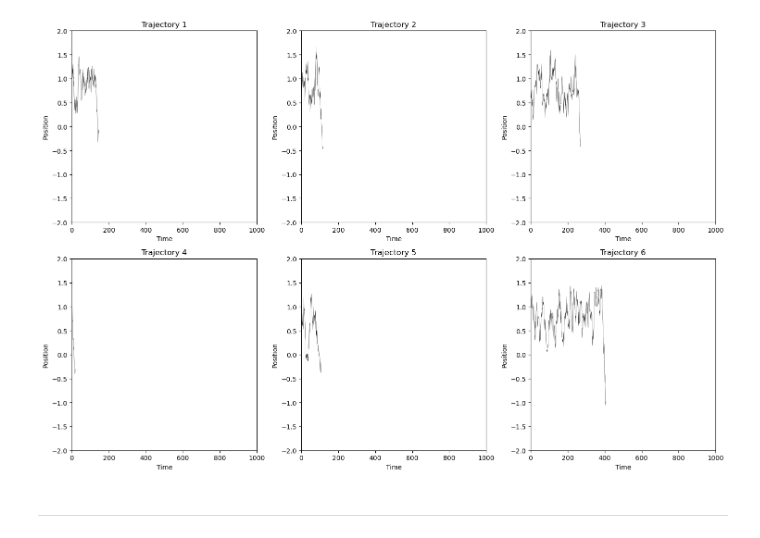
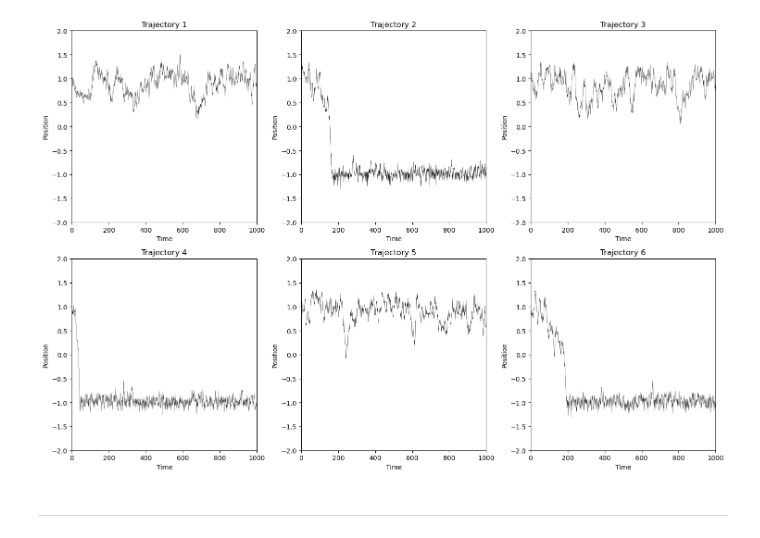
Before and after one commit to abhirao-03/stochastic-resonance, a Jupyter notebook: standalone_notebooks/distribution_tester.ipynb, the cells around one changed output. Cells and saved outputs as stored; diff of their text form; code cells hidden in the pictures.

Commit message:
working on simulating x_init = 1 jumps

```diff
--- a/standalone_notebooks/distribution_tester.ipynb
+++ b/standalone_notebooks/distribution_tester.ipynb
@@ -12,17 +12,22 @@ num_trajectories = 1000
 noise = random.normal(loc=0.0, scale=dt**(1/2), size=(num_trajectories, num_steps))
 # %%
 x_init = 1
-jump_mult = 1.5
+jump_mult = 2
 t = np.linspace(0, time_horizon, num_steps)
-epsilon = (4.29 * 2 / np.log(time_horizon)) * jump_mult
+epsilon = (1.17 * 2 / np.log(time_horizon)) * jump_mult
 # %%
 def const_neg_potential(x, t, period=100):
-    """Defines the potential function."""
-    t = 25
-    a1, a2, a3, a4, a5, a6 = 0, -3.2, 3*np.sin(2*np.pi*t/period), 0.1, -(3/5)*3*np.sin(2*np.pi*t/period), 1
-    all_scale = 1.13
+        """Defines the potential function."""
+        t = 25
+        a1 = 0
+        a2 = -3.2
+        a3 = 3*np.sin(2*np.pi*t/period)
+        a6 = 1
+        a4 = (-3/2)*a6 + (8/5)
+        a5 = -(3/5)*a3
+        all_scale = 1.3
 
-    return all_scale * (a6*6*x**5 + a5*5*x**4 + a4*4*x**3 + a3*3*x**2 + a2*2*x + a1)
+        return all_scale * (a6*6*x**5 + a5*5*x**4 + a4*4*x**3 + a3*3*x**2 + a2*2*x + a1)
 
 def mu(x, t):
     return -const_neg_potential(x, t)
@@ -30,12 +35,14 @@ def mu(x, t):
 def sigma(x, t):
     return epsilon ** (1/2)
 # %%
-def simulate(x_init, dt, num_trajectories, num_steps, time_vec, noise, delta=5):
+def simulate(x_init, dt, num_trajectories, num_steps, time_vec, noise, delta=1000):
     jump_times = np.empty((num_trajectories,))
-    x = np.zeros((num_steps,))
-    x[0] = x_init
+    # Store multiple trajectories
+    trajectories = np.zeros((num_trajectories, num_steps))
 
     for j in tqdm(range(num_trajectories)):
+        x = np.zeros((num_steps,))
+        x[0] = x_init
         sign_change_detected = False
         steps_since_change = 0
         initial_sign = np.sign(x[0])
@@ -71,8 +78,12 @@ def simulate(x_init, dt, num_trajectories, num_steps, time_vec, noise, delta=5):
                     jump_times[j] = potential_jump_time
                     break
 
+        # Store the complete trajectory for this iteration
+        trajectories[j] = x
+
         # If we reach the end without confirming a transition
         if not sign_change_detected or steps_since_change < delta:
             jump_times[j] = np.nan
 
-    return x, jump_times
+    # Return the first 6 trajectories along with jump times
+    return trajectories, jump_times
@@ -132,31 +90,32 @@ def simulate(x_init, dt, num_trajectories, num_steps, time_vec, noise, delta=6):
 # %%
-traj, jump_times = simulate(x_init, dt, num_trajectories, num_steps, t, noise)
+trajectories, jump_times = simulate(x_init, dt, num_trajectories, num_steps, t, noise)
 data = jump_times.copy()
 # %%
+traj = trajectories[:6]
 
 # Create figure and subplots
 fig, axs = plt.subplots(2, 3, figsize=(15, 10))  # 2 rows, 3 columns
 
 # Flatten the 2D array of axes for easier iteration
 axs = axs.flatten()
 
 # Plot each trajectory in its own subplot
 for i in range(6):
     new_traj = traj[i][traj[i] != 0]
     axs[i].plot(new_traj, color='black', linewidth=0.3)
     axs[i].set_xlabel('Time')
     axs[i].set_ylabel('Position')
     # keep x-axis the same throughout plots
     axs[i].set_xlim(0, 1000)
     axs[i].set_ylim(-2, 2)
     axs[i].set_title(f'Trajectory {i+1}')
 
 # Adjust the layout to prevent overlap
 plt.tight_layout()
 plt.savefig('6_trajectories_per_jump.svg', transparent=True)
 plt.show()
 # %% [output]
-[figure, old version]
+[figure, new version]
 # %% [markdown]
 ---
 # %%
```
Also changed, not shown: parts of 9 cells of this notebook.
